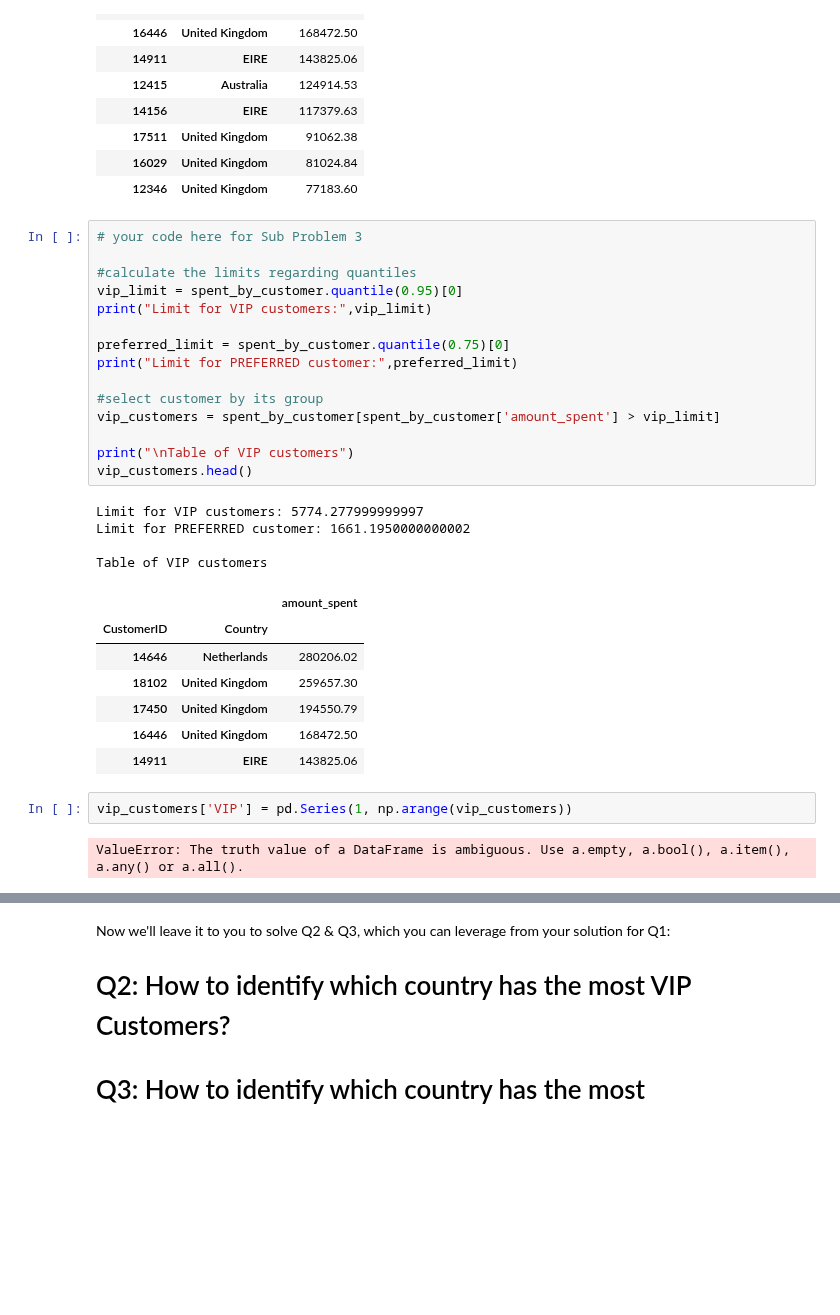
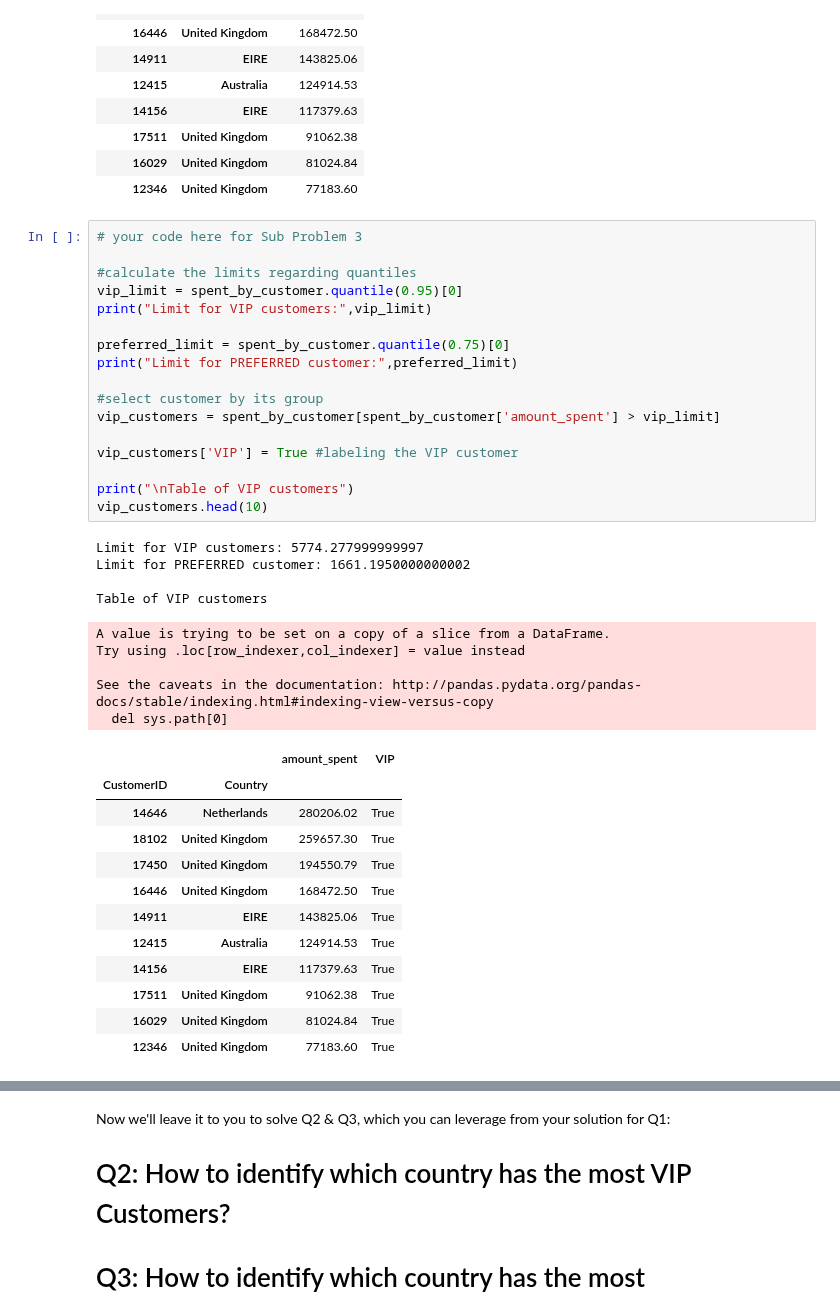
Before and after one commit to davidlafuentem/data-labs, a Jupyter notebook: module-2/lab-df-calculation-and-transformation/your-code/challenge-3.ipynb, the cells around one changed output, grey strips where cells are left out. Cells and saved outputs as stored; diff of their text form; blank space fills up the shorter version.

```diff
--- a/module-2/lab-df-calculation-and-transformation/your-code/challenge-3.ipynb
+++ b/module-2/lab-df-calculation-and-transformation/your-code/challenge-3.ipynb
@@ -72,34 +72,42 @@ spent_by_customer.head(10)
 # %%
 # your code here for Sub Problem 3
 
 #calculate the limits regarding quantiles
 vip_limit = spent_by_customer.quantile(0.95)[0]
 print("Limit for VIP customers:",vip_limit)
 
 preferred_limit = spent_by_customer.quantile(0.75)[0]
 print("Limit for PREFERRED customer:",preferred_limit)
 
 #select customer by its group
 vip_customers = spent_by_customer[spent_by_customer['amount_spent'] > vip_limit]
 
+vip_customers['VIP'] = True #labeling the VIP customer
+
 print("\nTable of VIP customers")
-vip_customers.head()
+vip_customers.head(10)
 # %% [output]
 Limit for VIP customers: 5774.277999999997
 Limit for PREFERRED customer: 1661.1950000000002
 
 Table of VIP customers
+A value is trying to be set on a copy of a slice from a DataFrame.
+Try using .loc[row_indexer,col_indexer] = value instead
+
+See the caveats in the documentation: http://pandas.pydata.org/pandas-docs/stable/indexing.html#indexing-view-versus-copy
+  del sys.path[0]
-|  |  | amount_spent |
-| CustomerID | Country |  |
-| 14646 | Netherlands | 280206.02 |
-| 18102 | United Kingdom | 259657.30 |
-| 17450 | United Kingdom | 194550.79 |
-| 16446 | United Kingdom | 168472.50 |
-| 14911 | EIRE | 143825.06 |
+|  |  | amount_spent | VIP |
+| CustomerID | Country |  |  |
+| 14646 | Netherlands | 280206.02 | True |
+| 18102 | United Kingdom | 259657.30 | True |
+| 17450 | United Kingdom | 194550.79 | True |
+| 16446 | United Kingdom | 168472.50 | True |
+| 14911 | EIRE | 143825.06 | True |
+| 12415 | Australia | 124914.53 | True |
+| 14156 | EIRE | 117379.63 | True |
+| 17511 | United Kingdom | 91062.38 | True |
+| 16029 | United Kingdom | 81024.84 | True |
+| 12346 | United Kingdom | 77183.60 | True |
-# %%
-vip_customers['VIP'] = pd.Series(1, np.arange(vip_customers))
-# %% [output]
-ValueError: The truth value of a DataFrame is ambiguous. Use a.empty, a.bool(), a.item(), a.any() or a.all().
 # %%
 #select customer by its group
 preferred_customers = spent_by_customer[(spent_by_customer.amount_spent <= vip_limit) & (spent_by_customer.amount_spent > preferred_limit)]
```
Also changed, not shown: parts of 7 cells of this notebook.
